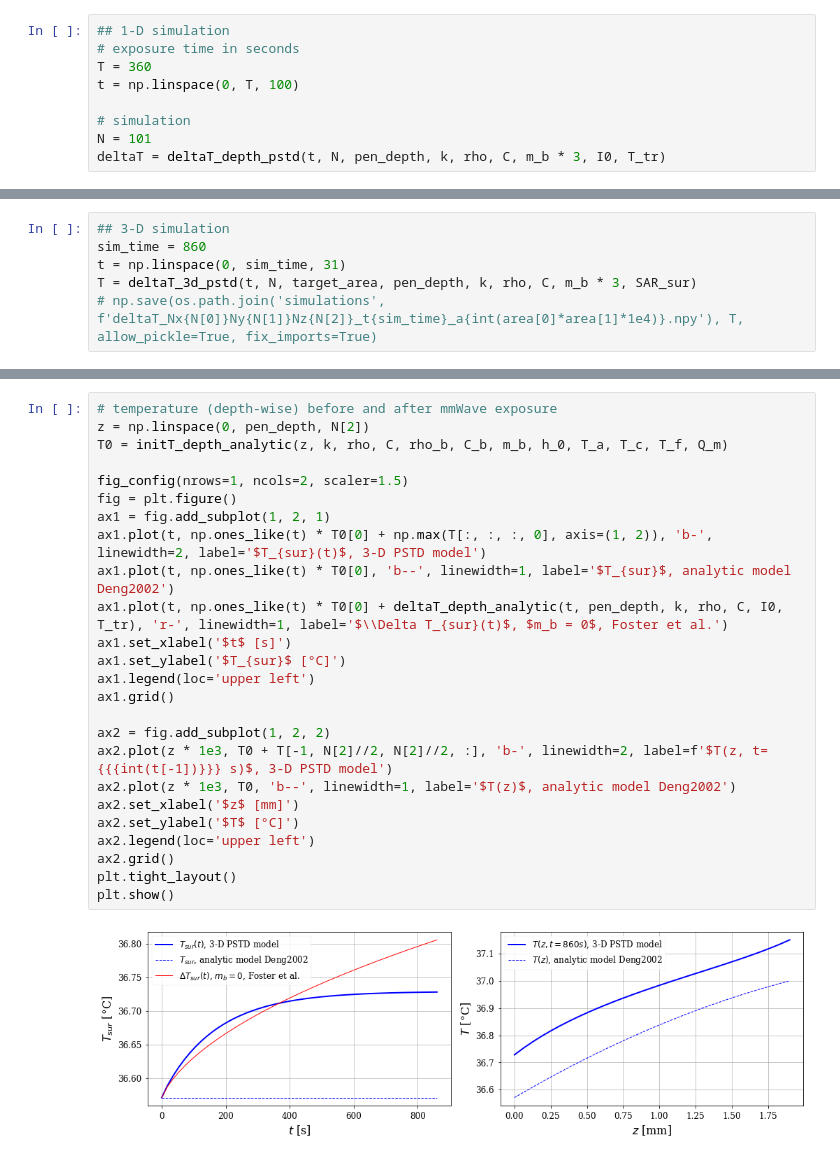
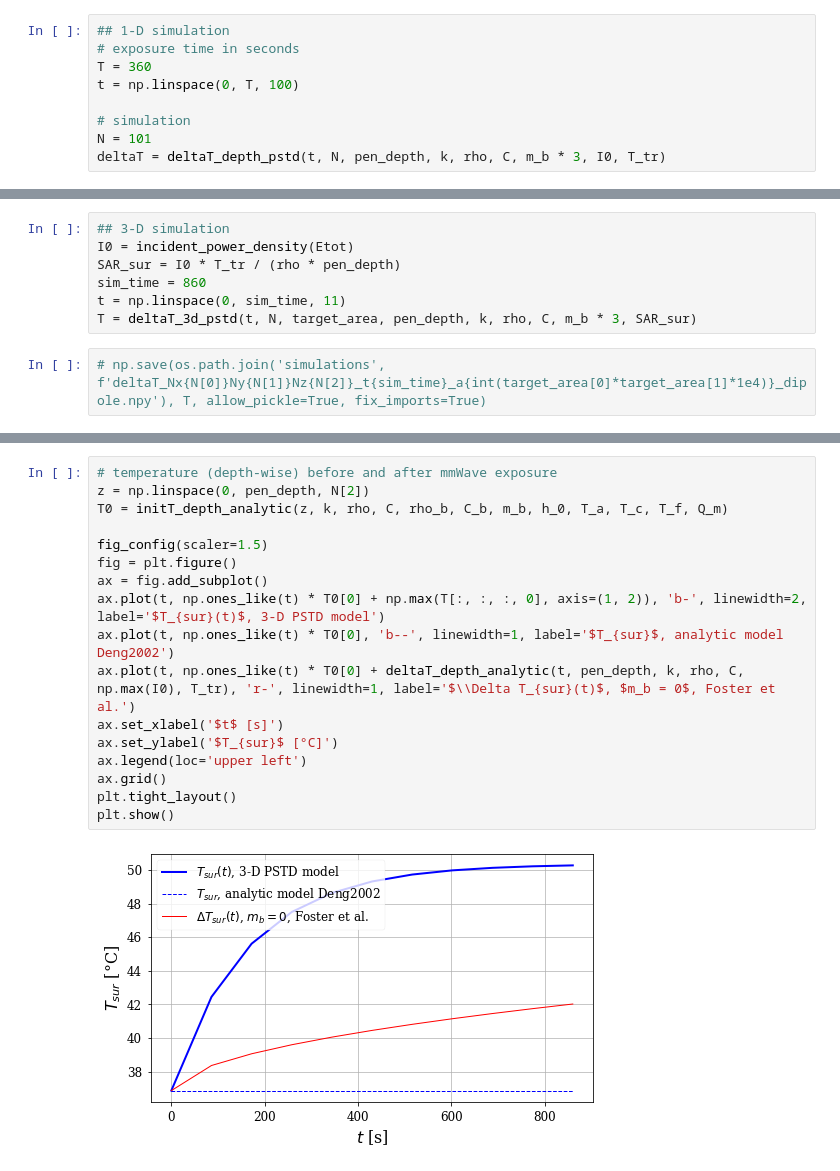
Before and after one commit to akapet00/EMF-exposure-analysis, a Jupyter notebook: demo.ipynb, the cells around one changed output, grey strips where cells are left out. Drawn from its saved outputs; the diff is of its cells as text.

Commit message:
new simulation

```diff
--- a/demo.ipynb
+++ b/demo.ipynb
@@ -182,6 +227,9 @@ SAR_sur = I0 * T_tr / (rho * pen_depth)
+# %%
+## 3-D simulation
+I0 = incident_power_density(Etot)
+SAR_sur = I0 * T_tr / (rho * pen_depth)
+sim_time = 860
+t = np.linspace(0, sim_time, 11)
+T = deltaT_3d_pstd(t, N, target_area, pen_depth, k, rho, C, m_b * 3, SAR_sur)
 # %%
-## 3-D simulation
-sim_time = 860
-t = np.linspace(0, sim_time, 31)
-T = deltaT_3d_pstd(t, N, target_area, pen_depth, k, rho, C, m_b * 3, SAR_sur)
-# np.save(os.path.join('simulations', f'deltaT_Nx{N[0]}Ny{N[1]}Nz{N[2]}_t{sim_time}_a{int(area[0]*area[1]*1e4)}.npy'), T, allow_pickle=True, fix_imports=True)
+# np.save(os.path.join('simulations', f'deltaT_Nx{N[0]}Ny{N[1]}Nz{N[2]}_t{sim_time}_a{int(target_area[0]*target_area[1]*1e4)}_dipole.npy'), T, allow_pickle=True, fix_imports=True)
@@ -226,27 +268,19 @@ plt.show()
 # %%
 # temperature (depth-wise) before and after mmWave exposure
 z = np.linspace(0, pen_depth, N[2])
 T0 = initT_depth_analytic(z, k, rho, C, rho_b, C_b, m_b, h_0, T_a, T_c, T_f, Q_m)
 
-fig_config(nrows=1, ncols=2, scaler=1.5)
+fig_config(scaler=1.5)
 fig = plt.figure()
-ax1 = fig.add_subplot(1, 2, 1)
-ax1.plot(t, np.ones_like(t) * T0[0] + np.max(T[:, :, :, 0], axis=(1, 2)), 'b-', linewidth=2, label='$T_{sur}(t)$, 3-D PSTD model')
-ax1.plot(t, np.ones_like(t) * T0[0], 'b--', linewidth=1, label='$T_{sur}$, analytic model Deng2002')
-ax1.plot(t, np.ones_like(t) * T0[0] + deltaT_depth_analytic(t, pen_depth, k, rho, C, I0, T_tr), 'r-', linewidth=1, label='$\\Delta T_{sur}(t)$, $m_b = 0$, Foster et al.')
-ax1.set_xlabel('$t$ [s]')
-ax1.set_ylabel('$T_{sur}$ [°C]')
-ax1.legend(loc='upper left')
-ax1.grid()
-
-ax2 = fig.add_subplot(1, 2, 2)
-ax2.plot(z * 1e3, T0 + T[-1, N[2]//2, N[2]//2, :], 'b-', linewidth=2, label=f'$T(z, t={{{int(t[-1])}}} s)$, 3-D PSTD model')
-ax2.plot(z * 1e3, T0, 'b--', linewidth=1, label='$T(z)$, analytic model Deng2002')
-ax2.set_xlabel('$z$ [mm]')
-ax2.set_ylabel('$T$ [°C]')
-ax2.legend(loc='upper left')
-ax2.grid()
+ax = fig.add_subplot()
+ax.plot(t, np.ones_like(t) * T0[0] + np.max(T[:, :, :, 0], axis=(1, 2)), 'b-', linewidth=2, label='$T_{sur}(t)$, 3-D PSTD model')
+ax.plot(t, np.ones_like(t) * T0[0], 'b--', linewidth=1, label='$T_{sur}$, analytic model Deng2002')
+ax.plot(t, np.ones_like(t) * T0[0] + deltaT_depth_analytic(t, pen_depth, k, rho, C, np.max(I0), T_tr), 'r-', linewidth=1, label='$\\Delta T_{sur}(t)$, $m_b = 0$, Foster et al.')
+ax.set_xlabel('$t$ [s]')
+ax.set_ylabel('$T_{sur}$ [°C]')
+ax.legend(loc='upper left')
+ax.grid()
 plt.tight_layout()
 plt.show()
 # %% [output]
-[figure, old version]
+[figure, new version]
```
Also changed, not shown: parts of 15 cells of this notebook, 3 other files.
